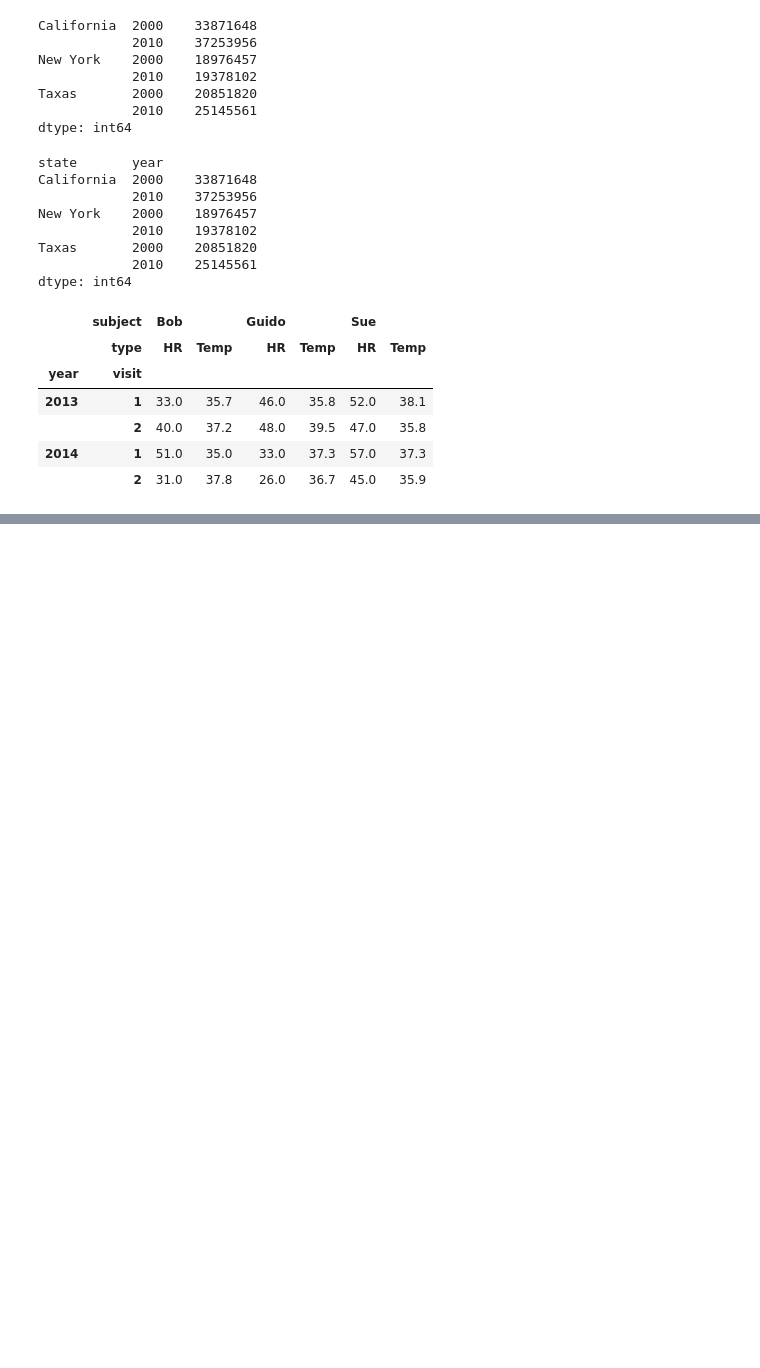
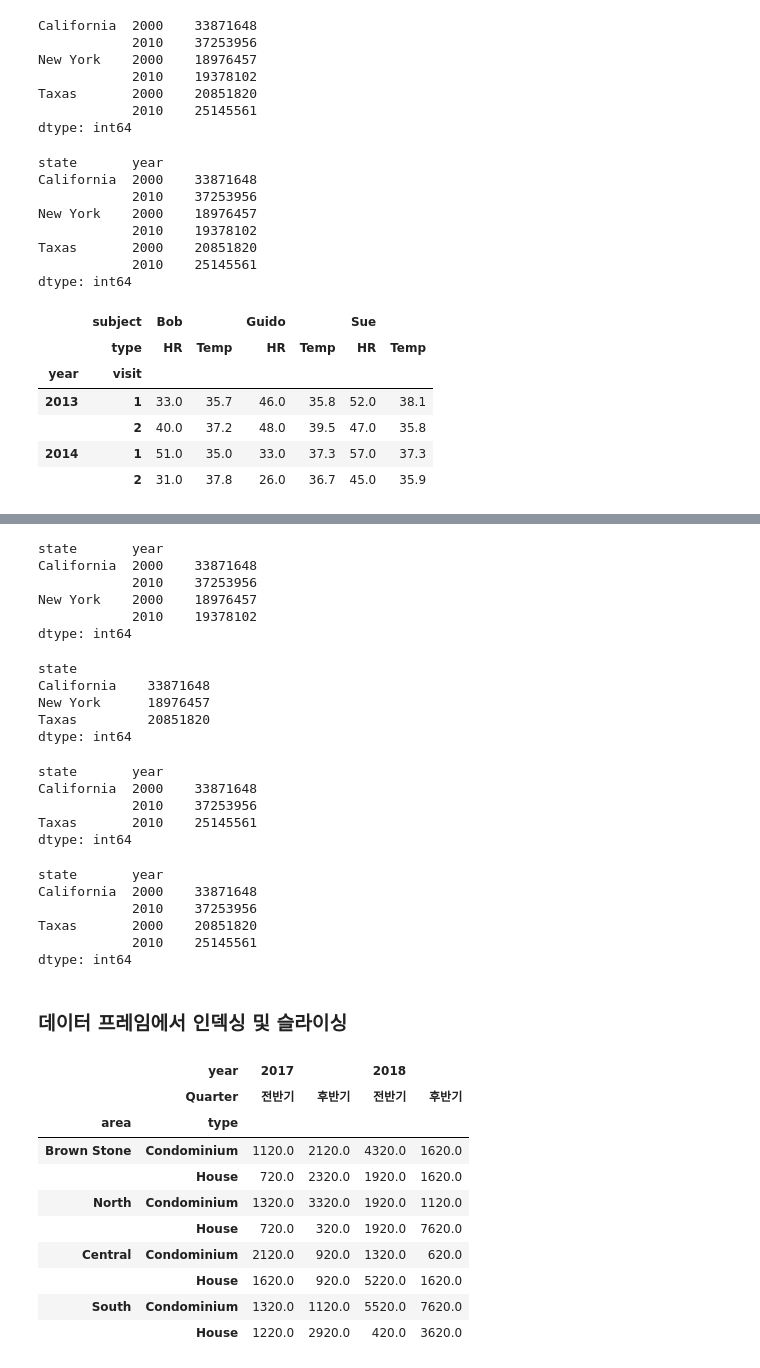
Before and after one commit to jrj8819/python-programming-class, a Jupyter notebook: ML_lesson5.ipynb, the cells around one changed output, grey strips where cells are left out. Drawn from its saved outputs; the diff is of its cells as text; code cells hidden in the pictures; blank space fills up the shorter version.

```diff
--- a/ML_lesson5.ipynb
+++ b/ML_lesson5.ipynb
@@ -281,0 +371,50 @@ health_data
+# %%
+pop5.loc['California':'New York']
+# %% [output]
+state       year
+California  2000    33871648
+            2010    37253956
+New York    2000    18976457
+            2010    19378102
+dtype: int64
+# %%
+pop5[:, 2000]
+# %% [output]
+state
+California    33871648
+New York      18976457
+Taxas         20851820
+dtype: int64
+# %%
+pop5[pop5 > 22000000]
+# %% [output]
+state       year
+California  2000    33871648
+            2010    37253956
+Taxas       2010    25145561
+dtype: int64
+# %%
+pop5[['California', 'Taxas']]
+# %% [output]
+state       year
+California  2000    33871648
+            2010    37253956
+Taxas       2000    20851820
+            2010    25145561
+dtype: int64
+# %% [markdown]
+### 데이터 프레임에서 인덱싱 및 슬라이싱
+# %%
+estate
+# %% [output]
+|  | year | 2017 |  | 2018 |  |
+|  | Quarter | 전반기 | 후반기 | 전반기 | 후반기 |
+| area | type |  |  |  |  |
+| Brown Stone | Condominium | 1120.0 | 2120.0 | 4320.0 | 1620.0 |
+|  | House | 720.0 | 2320.0 | 1920.0 | 1620.0 |
+| North | Condominium | 1320.0 | 3320.0 | 1920.0 | 1120.0 |
+|  | House | 720.0 | 320.0 | 1920.0 | 7620.0 |
+| Central | Condominium | 2120.0 | 920.0 | 1320.0 | 620.0 |
+|  | House | 1620.0 | 920.0 | 5220.0 | 1620.0 |
+| South | Condominium | 1320.0 | 1120.0 | 5520.0 | 7620.0 |
+|  | House | 1220.0 | 2920.0 | 420.0 | 3620.0 |
```
Also changed, not shown: parts of 58 cells of this notebook.
